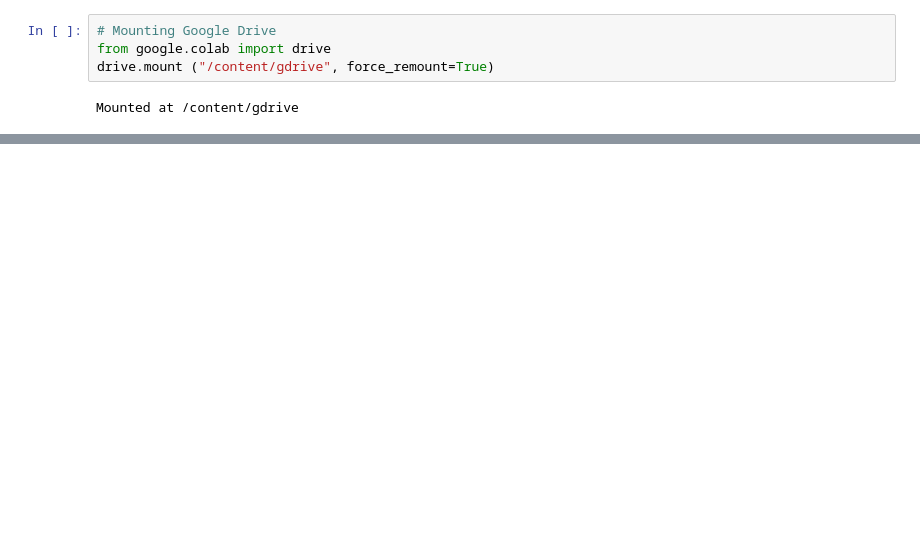
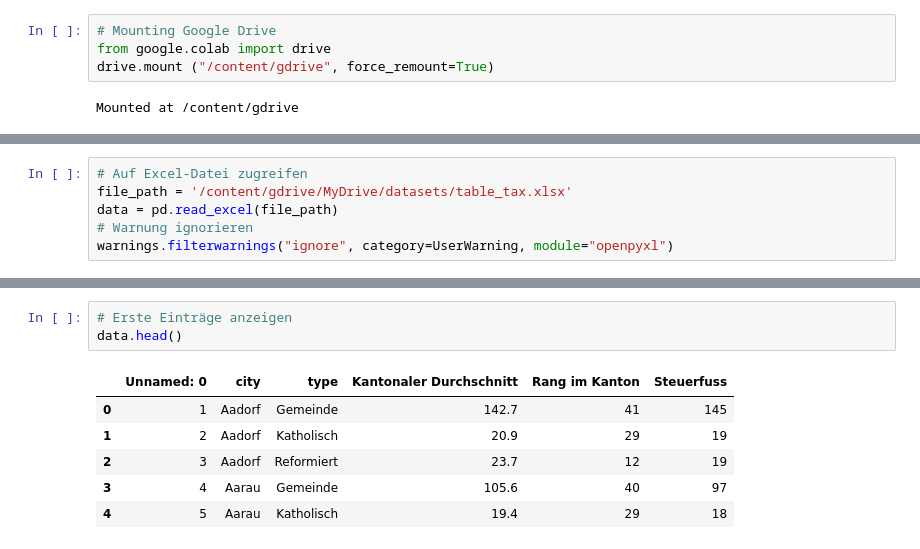
Before and after one commit to vanessatoscan94/BINA, a Jupyter notebook: BINA_NEW.ipynb, the cells around one changed output, grey strips where cells are left out. Drawn from its saved outputs; the diff is of its cells as text; blank space fills up the shorter version.

```diff
--- a/BINA_NEW.ipynb
+++ b/BINA_NEW.ipynb
@@ -355,0 +433,6 @@ See the caveats in the documentation: https://pandas.pydata.org/pandas-docs/stab
+# %%
+# Auf Excel-Datei zugreifen
+file_path = '/content/gdrive/MyDrive/datasets/table_tax.xlsx'
+data = pd.read_excel(file_path)
+# Warnung ignorieren
+warnings.filterwarnings("ignore", category=UserWarning, module="openpyxl")
@@ -355,0 +456,10 @@ See the caveats in the documentation: https://pandas.pydata.org/pandas-docs/stab
+# %%
+# Erste Einträge anzeigen
+data.head()
+# %% [output]
+|  | Unnamed: 0 | city | type | Kantonaler Durchschnitt | Rang im Kanton | Steuerfuss |
+| 0 | 1 | Aadorf | Gemeinde | 142.7 | 41 | 145 |
+| 1 | 2 | Aadorf | Katholisch | 20.9 | 29 | 19 |
+| 2 | 3 | Aadorf | Reformiert | 23.7 | 12 | 19 |
+| 3 | 4 | Aarau | Gemeinde | 105.6 | 40 | 97 |
+| 4 | 5 | Aarau | Katholisch | 19.4 | 29 | 18 |
```
Also changed, not shown: parts of 69 cells of this notebook.
